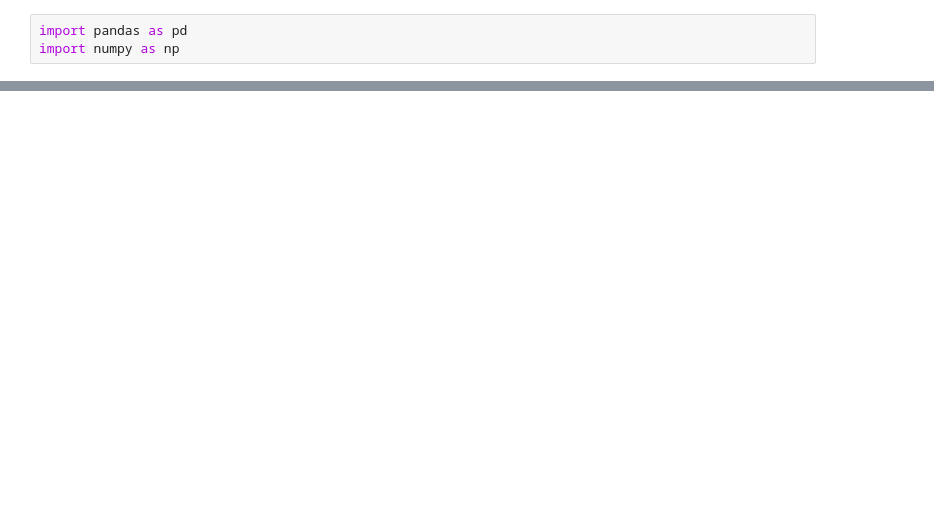
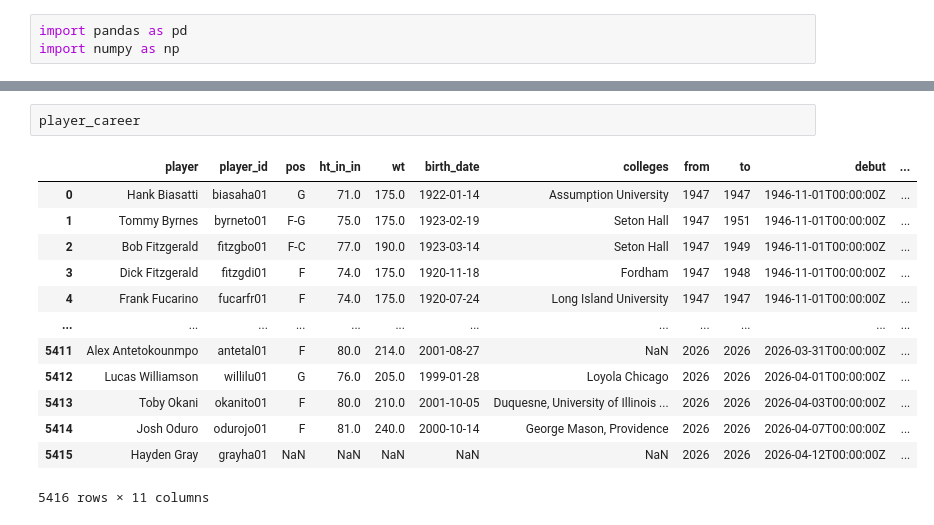
Before and after one commit to cedrictongg/COMP542-Group-8, a Jupyter notebook: project.ipynb, the cells around one changed output, grey strips where cells are left out. Saved outputs shown, nothing was run; the diff lists cells and outputs as text; blank space fills up the shorter version.

```diff
--- a/project.ipynb
+++ b/project.ipynb
@@ -23,0 +38,16 @@ all_star.head()
+# %%
+player_career
+# %% [output]
+|  | player | player_id | pos | ht_in_in | wt | birth_date | colleges | from | to | debut | ... |
+| 0 | Hank Biasatti | biasaha01 | G | 71.0 | 175.0 | 1922-01-14 | Assumption University | 1947 | 1947 | 1946-11-01T00:00:00Z | ... |
+| 1 | Tommy Byrnes | byrneto01 | F-G | 75.0 | 175.0 | 1923-02-19 | Seton Hall | 1947 | 1951 | 1946-11-01T00:00:00Z | ... |
+| 2 | Bob Fitzgerald | fitzgbo01 | F-C | 77.0 | 190.0 | 1923-03-14 | Seton Hall | 1947 | 1949 | 1946-11-01T00:00:00Z | ... |
+| 3 | Dick Fitzgerald | fitzgdi01 | F | 74.0 | 175.0 | 1920-11-18 | Fordham | 1947 | 1948 | 1946-11-01T00:00:00Z | ... |
+| 4 | Frank Fucarino | fucarfr01 | F | 74.0 | 175.0 | 1920-07-24 | Long Island University | 1947 | 1947 | 1946-11-01T00:00:00Z | ... |
+| ... | ... | ... | ... | ... | ... | ... | ... | ... | ... | ... | ... |
+| 5411 | Alex Antetokounmpo | antetal01 | F | 80.0 | 214.0 | 2001-08-27 | NaN | 2026 | 2026 | 2026-03-31T00:00:00Z | ... |
+| 5412 | Lucas Williamson | willilu01 | G | 76.0 | 205.0 | 1999-01-28 | Loyola Chicago | 2026 | 2026 | 2026-04-01T00:00:00Z | ... |
+| 5413 | Toby Okani | okanito01 | F | 80.0 | 210.0 | 2001-10-05 | Duquesne, University of Illinois ... | 2026 | 2026 | 2026-04-03T00:00:00Z | ... |
+| 5414 | Josh Oduro | odurojo01 | F | 81.0 | 240.0 | 2000-10-14 | George Mason, Providence | 2026 | 2026 | 2026-04-07T00:00:00Z | ... |
+| 5415 | Hayden Gray | grayha01 | NaN | NaN | NaN | NaN | NaN | 2026 | 2026 | 2026-04-12T00:00:00Z | ... |
+5416 rows × 11 columns
```
Also changed, not shown: parts of 8 cells of this notebook, 6 other files.
